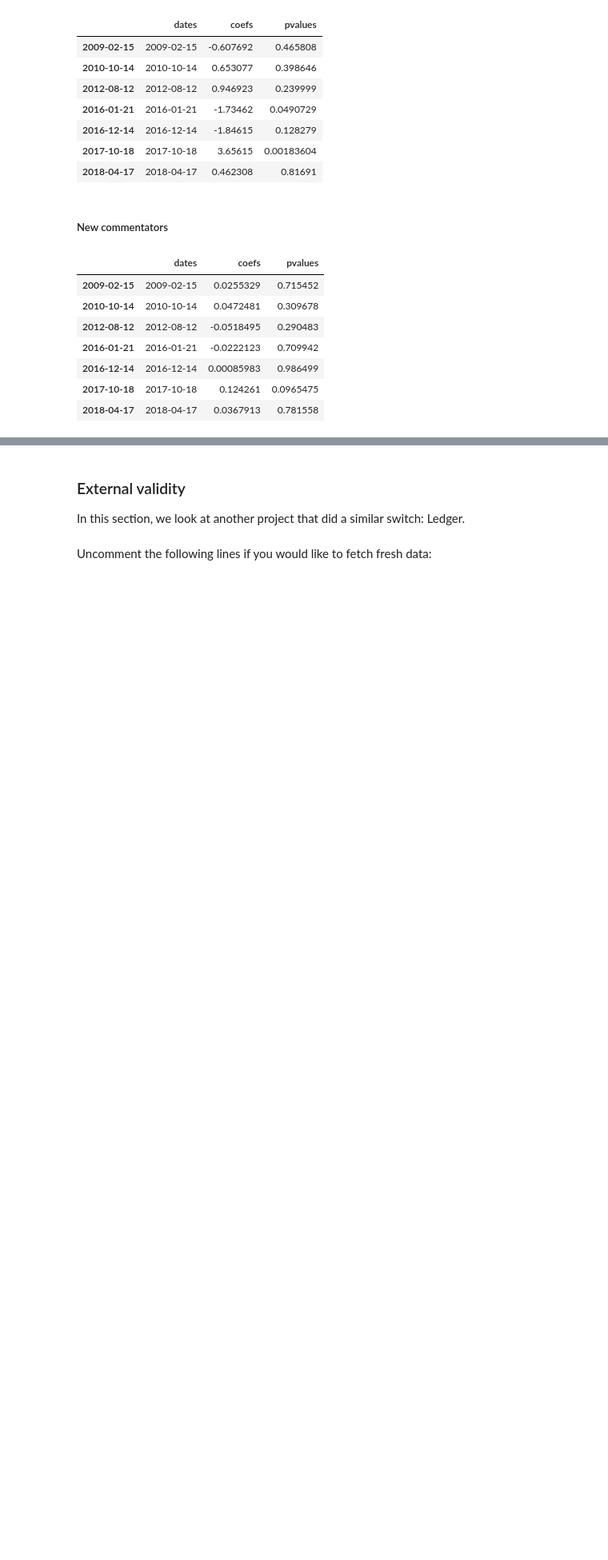
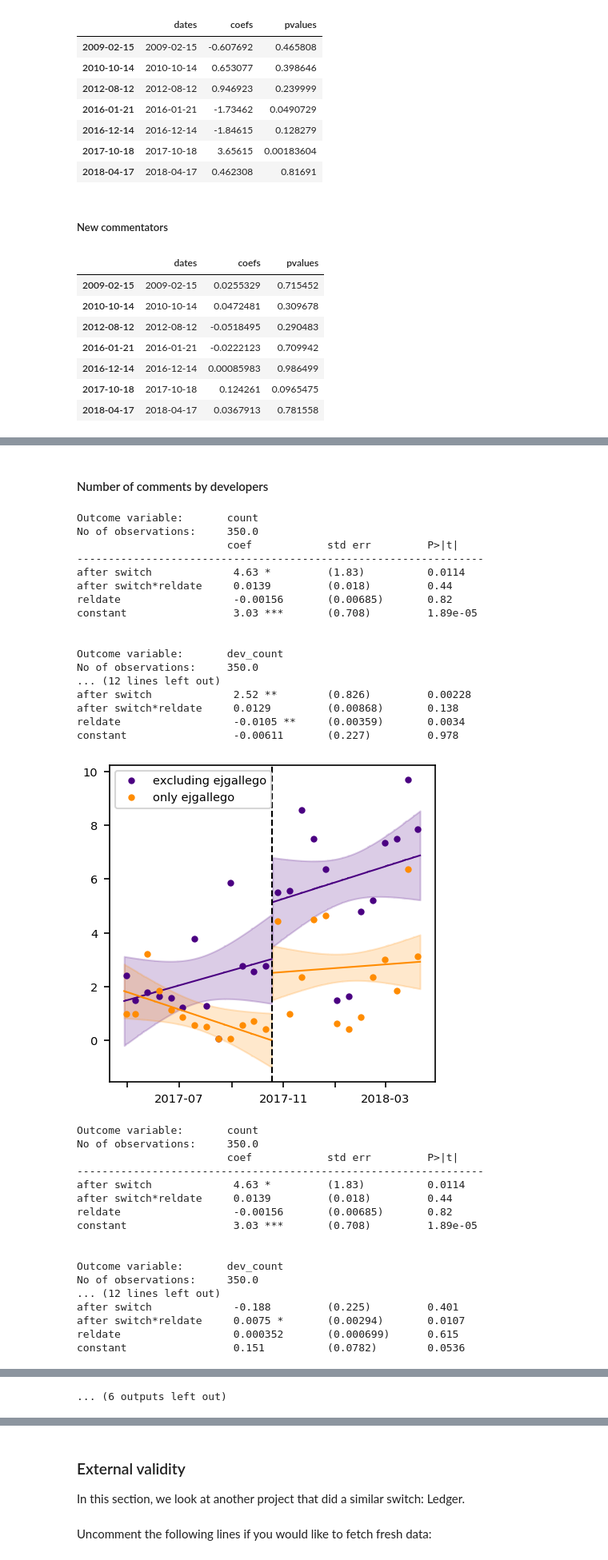
Before and after one commit to Zimmi48/impact-of-switching-bug-trackers, a Jupyter notebook: analysis/GitHub_migration.ipynb, the cells around one changed output, grey strips where cells are left out. Shown at 80% size. Drawn from its saved outputs; the diff is of its cells as text; code cells hidden in the pictures; blank space fills up the shorter version.

```diff
--- a/analysis/GitHub_migration.ipynb
+++ b/analysis/GitHub_migration.ipynb
@@ -2168,0 +2419,41 @@ local()
+# %% [markdown]
+#### Number of comments by developers
+# %%
+for dev in active_non_excluded_devs:
+  hetero_analysis(comments_1D[dev],'count','comments by all developers',f'excluding {dev}',f'only {dev}',periods=175)
+# %% [output]
+Outcome variable:       count
+No of observations:     350.0
+                        coef            std err         P>|t|
+-----------------------------------------------------------------
+after switch             4.63 *         (1.83)          0.0114
+after switch*reldate     0.0139         (0.018)         0.44
+reldate                  -0.00156       (0.00685)       0.82
+constant                 3.03 ***       (0.708)         1.89e-05
+
+
+Outcome variable:       dev_count
+No of observations:     350.0
+... (12 lines left out)
+after switch             2.52 **        (0.826)         0.00228
+after switch*reldate     0.0129         (0.00868)       0.138
+reldate                  -0.0105 **     (0.00359)       0.0034
+constant                 -0.00611       (0.227)         0.978
+[figure, added]
+Outcome variable:       count
+No of observations:     350.0
+                        coef            std err         P>|t|
+-----------------------------------------------------------------
+after switch             4.63 *         (1.83)          0.0114
+after switch*reldate     0.0139         (0.018)         0.44
+reldate                  -0.00156       (0.00685)       0.82
+constant                 3.03 ***       (0.708)         1.89e-05
+
+
+Outcome variable:       dev_count
+No of observations:     350.0
+... (12 lines left out)
+after switch             -0.188         (0.225)         0.401
+after switch*reldate     0.0075 *       (0.00294)       0.0107
+reldate                  0.000352       (0.000699)      0.615
+constant                 0.151          (0.0782)        0.0536
@@ -2168,0 +2533 @@ local()
+... (6 outputs left out)
```
Also changed, not shown: parts of 13 cells of this notebook.
